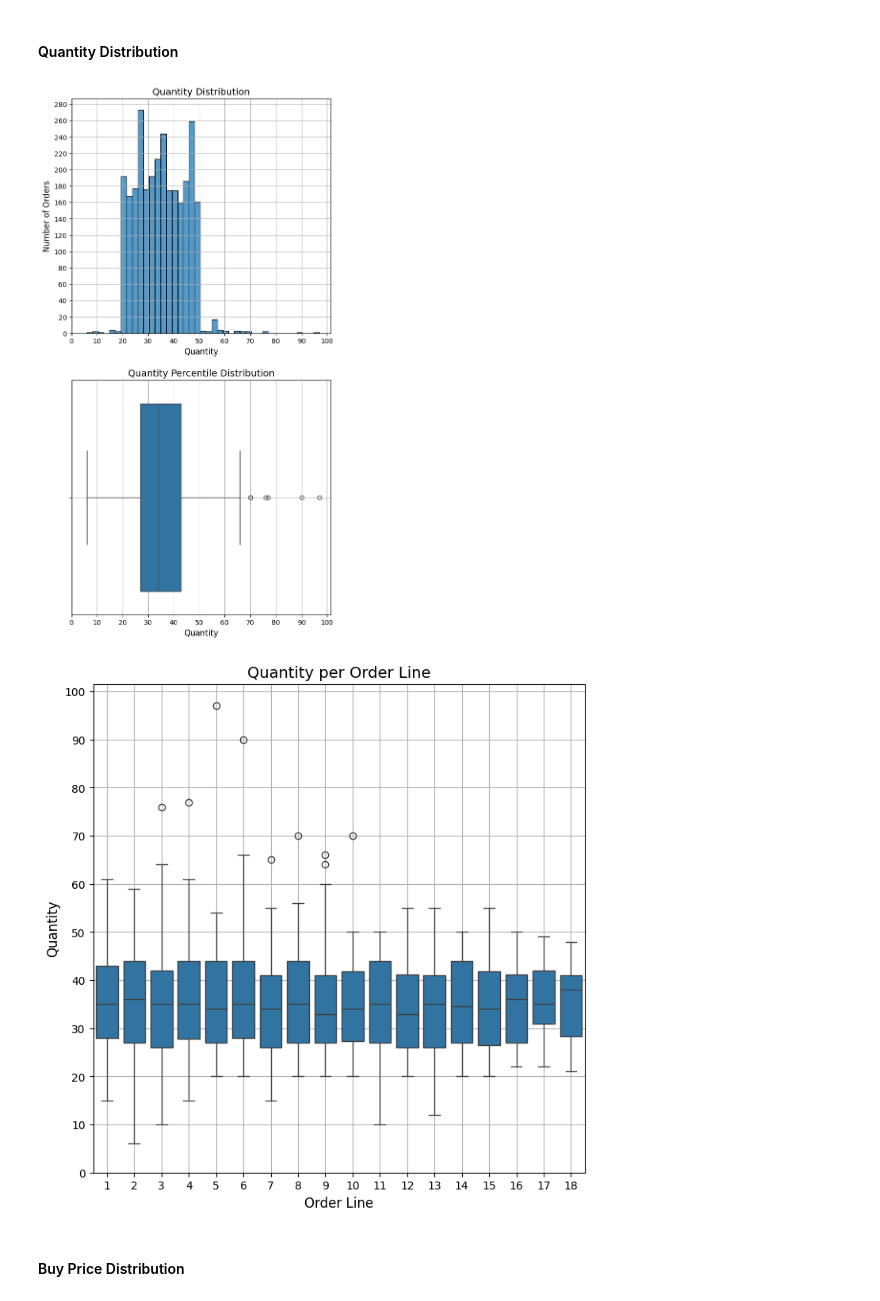
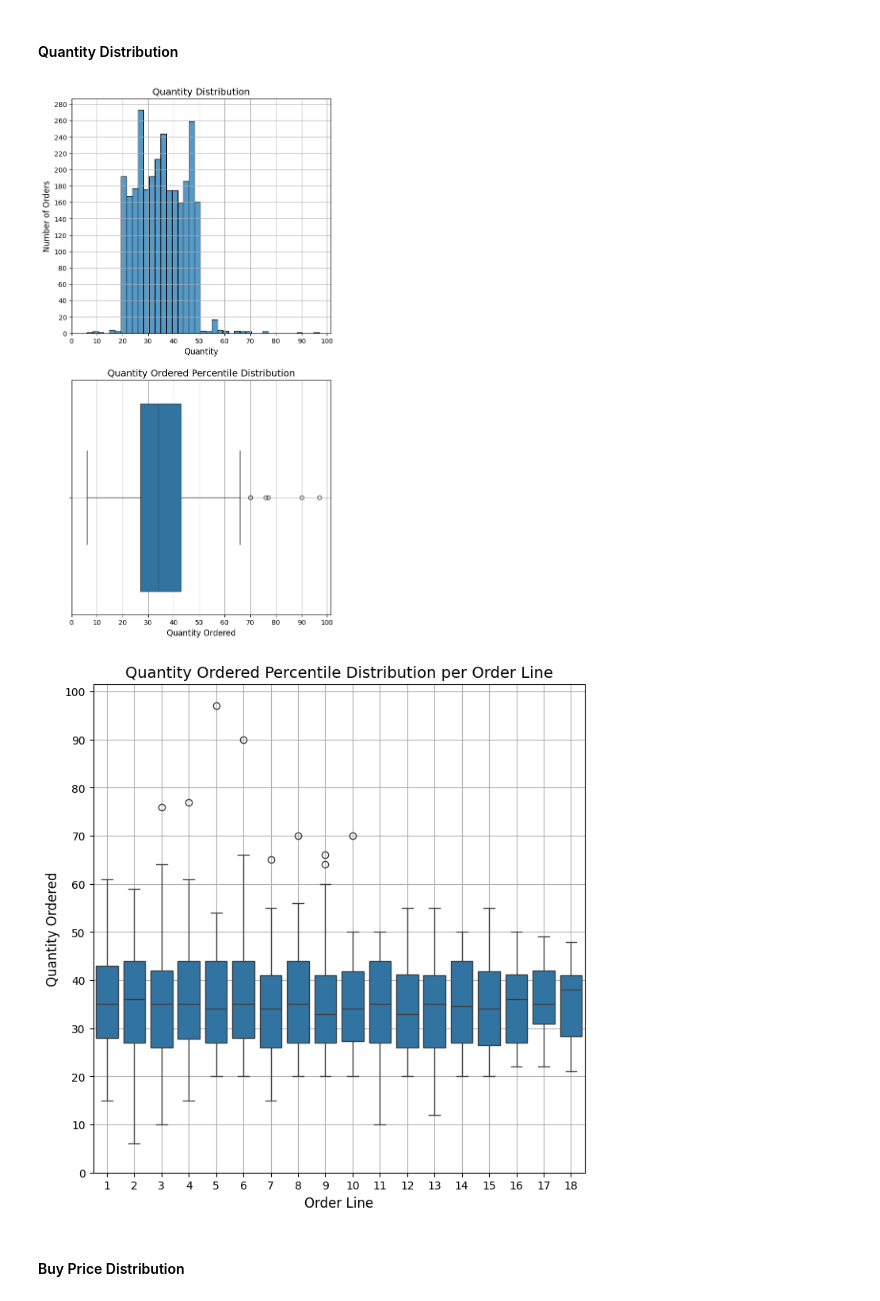
Before and after one commit to MarkLee7925/Customer-Database-Analysis, a Jupyter notebook: KMeans/CM_CustomerOrders_KMeans.ipynb, the cells around one changed output. Drawn from its saved outputs; the diff is of its cells as text; code cells hidden in the pictures.

```diff
--- a/KMeans/CM_CustomerOrders_KMeans.ipynb
+++ b/KMeans/CM_CustomerOrders_KMeans.ipynb
@@ -237,34 +241,34 @@ ax2 = sns.boxplot(x=df['quantityOrdered'])
 # Adjust X-Axis range
 plt.xticks(np.arange(0, 110, 10))
 # Plot title and X-Axis label
-plt.xlabel('Quantity', fontsize=12)
-plt.title('Quantity Percentile Distribution', fontsize=14)
+plt.xlabel('Quantity Ordered', fontsize=12)
+plt.title('Quantity Ordered Percentile Distribution', fontsize=14)
 # Plot grid
 plt.grid(True)
 
 # Show figure
 plt.show()
 # %% [output]
-[figure, old version]
+[figure, new version]
 # %%
 # Define figure
 quantity_line_num = plt.figure(figsize=(8, 8))
 
 # Quantity per Line Number
 quantity_line_num = sns.boxplot(x=df['orderLineNumber'], y=df['quantityOrdered'])
 # Adjust X-Axis range
 plt.yticks(np.arange(0, 110, 10))
 # Plot title and labels
 plt.xlabel('Order Line', fontsize=12)
-plt.ylabel('Quantity', fontsize=12)
-plt.title('Quantity per Order Line', fontsize=14)
+plt.ylabel('Quantity Ordered', fontsize=12)
+plt.title('Quantity Ordered Percentile Distribution per Order Line', fontsize=14)
 # Plot grid
 plt.grid(True)
 
 # Show figure
 plt.show()
 # %% [output]
-[figure, old version]
+[figure, new version]
 # %% [markdown]
 #### Buy Price Distribution
 # %%
```
Also changed, not shown: parts of 6 cells of this notebook, 1 other file.
